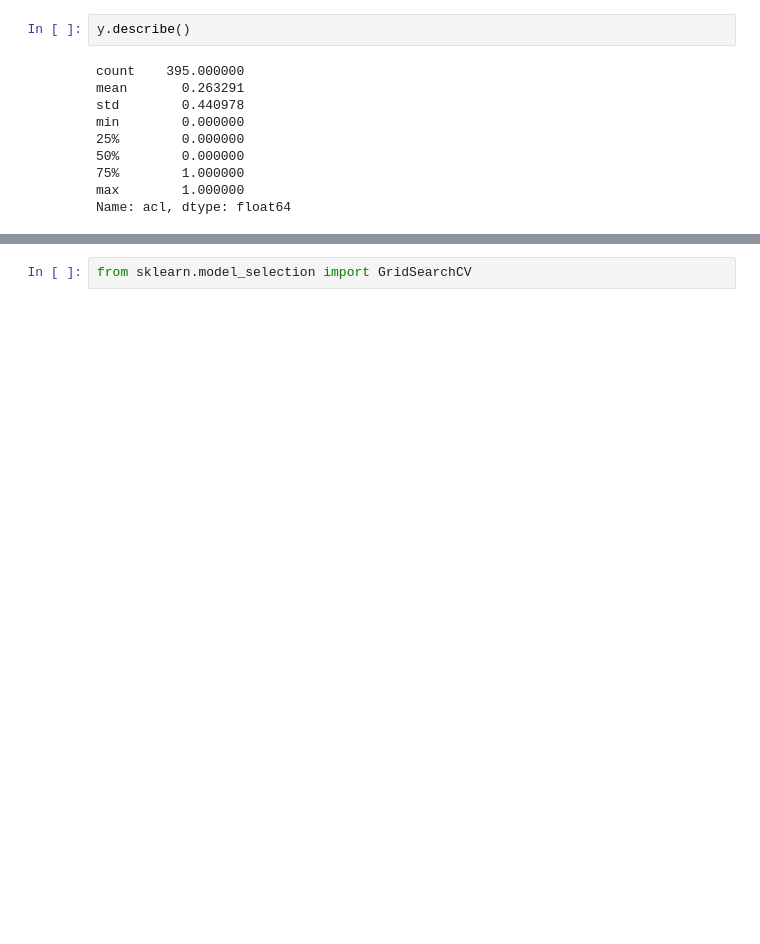
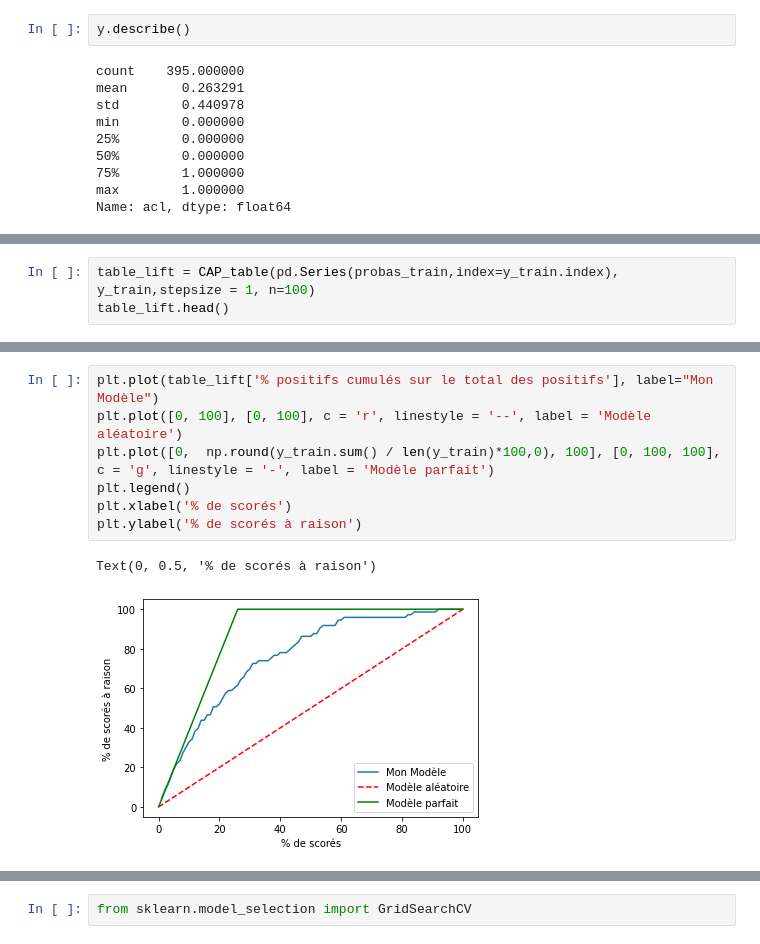
Before and after one commit to wil0u/python-formation-3, a Jupyter notebook: notebooks/Tuto_CoursMLPython_ClassificationAlcool.ipynb, the cells around one changed output, grey strips where cells are left out. Cells and saved outputs as stored; diff of their text form; blank space fills up the shorter version.

```diff
--- a/notebooks/Tuto_CoursMLPython_ClassificationAlcool.ipynb
+++ b/notebooks/Tuto_CoursMLPython_ClassificationAlcool.ipynb
@@ -268,0 +447,3 @@ tree.plot_tree(modele_arbre1,class_names=True, max_depth=4,proportion=True, font
+# %%
+table_lift = CAP_table(pd.Series(probas_train,index=y_train.index), y_train,stepsize = 1, n=100)
+table_lift.head()
@@ -268,0 +457,10 @@ tree.plot_tree(modele_arbre1,class_names=True, max_depth=4,proportion=True, font
+# %%
+plt.plot(table_lift['% positifs cumulés sur le total des positifs'], label="Mon Modèle")
+plt.plot([0, 100], [0, 100], c = 'r', linestyle = '--', label = 'Modèle aléatoire')
+plt.plot([0,  np.round(y_train.sum() / len(y_train)*100,0), 100], [0, 100, 100], c = 'g', linestyle = '-', label = 'Modèle parfait')
+plt.legend()
+plt.xlabel('% de scorés')
+plt.ylabel('% de scorés à raison')
+# %% [output]
+Text(0, 0.5, '% de scorés à raison')
+[figure, added]
```
Also changed, not shown: parts of 163 cells of this notebook, 12 other files.
